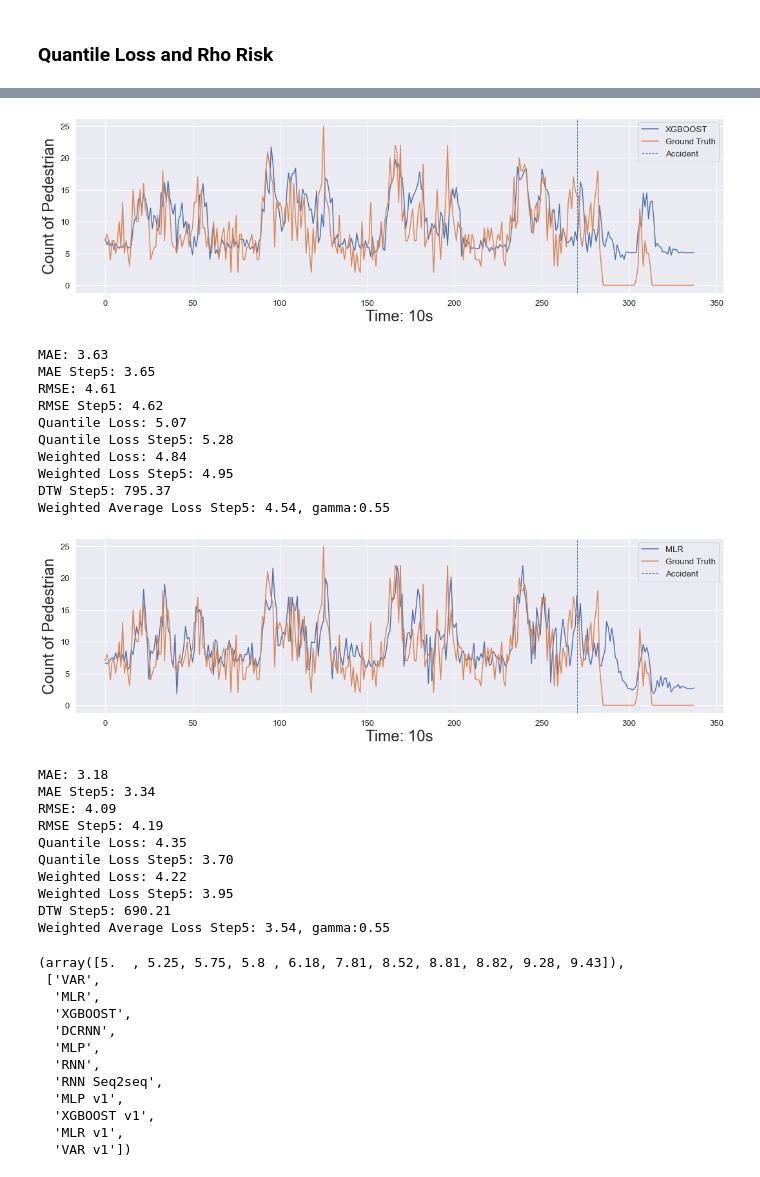
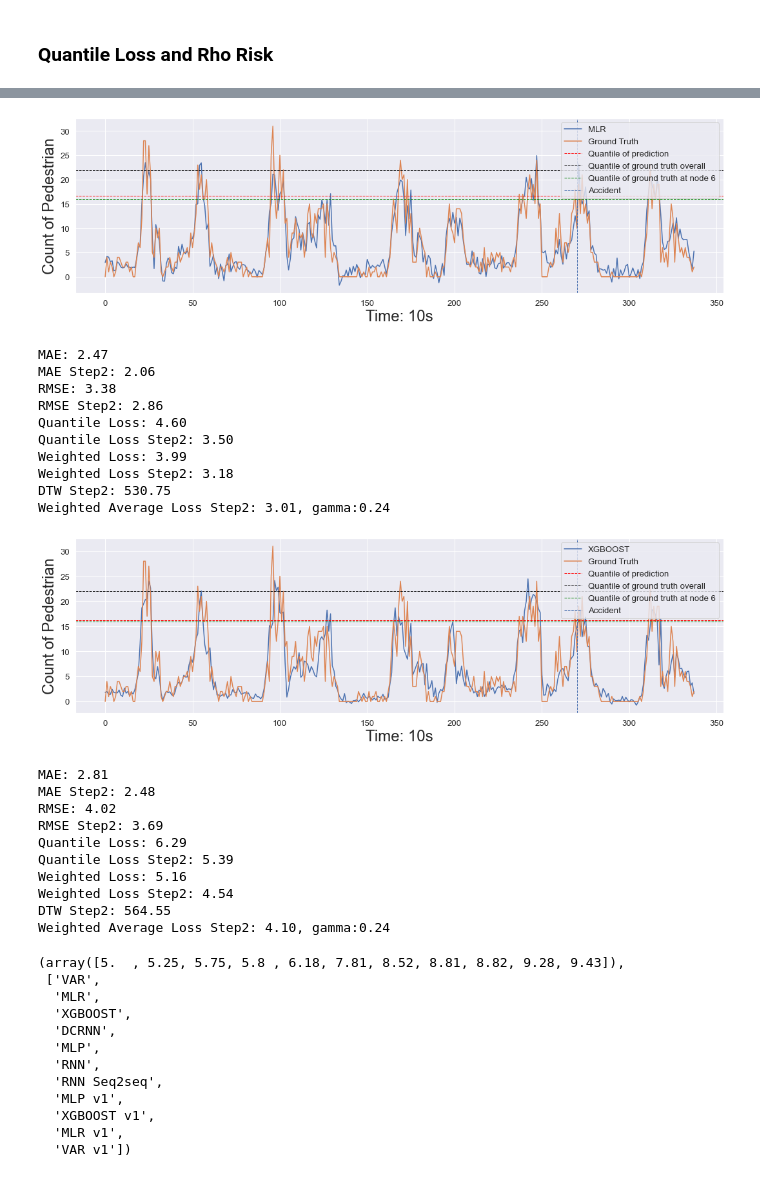
Before and after one commit to WaimenMak/Benchmarking-Crowd-Flow-Prediction, a Jupyter notebook: Scenario Processing.ipynb, the cells around one changed output, grey strips where cells are left out. Cells and saved outputs as stored; diff of their text form; code cells hidden in the pictures.

```diff
--- a/Scenario Processing.ipynb
+++ b/Scenario Processing.ipynb
@@ -248,11 +255,12 @@ if mode == "insample":
 else:
     data = load_dataset("./ood_dataset", batch_size=64, test_batch_size=64)
 
-sc = 10 # 1, 9, 16
-vis_data = data_dict[test_sc[sc]].astype("float64") # after sliding window
+# sc = 10 # 1, 9, 16
+# vis_data = data_dict[test_sc[sc]].astype("float64") # after sliding window
+vis_data = data_dict["./sc sensor 2/sc16"].astype("float64") # after sliding window
 source, target = sliding_win(vis_data)  # process data into continuous sample data
 for i in range(3): #3 feature num
-    source[..., i] = data["scalers"][i].transform(source[..., i])  # input data
+    source[..., i] = data["scalers"][i].transform(source[..., i])  # input data [N, seq_len, nodes, features]
     target[..., i] = data["scalers"][i].transform(target[..., i])  # ground truth
 # %%
 #var
@@ -844,10 +854,10 @@ def plot_pred_ground_truth(vis_list, target, step, node, feature, mdl,
     sns.lineplot(x=np.arange(start=0, stop=target.shape[0]), y=vis_list[mdl][:, step, node, feature], label=f'{model_names[mdl]}', ax=ax)
     # sns.lineplot(x=np.arange(start=0, stop=target.shape[0]), y=vis_list[mdl][:, step, node, feature], label=f'Model 2', ax=ax)
     sns.lineplot(x=np.arange(start=0, stop=target.shape[0]), y=target[:, step, node, feature], label='Ground Truth', ax=ax)
-    # ax.axhline(y=np.quantile(vis_list[mdl][:, step, node, feature], q=0.9), color='red', linestyle='--', linewidth=1, label="Quantile of prediction")
-    # ax.axhline(y=np.quantile(target[:, step, :, feature], q=0.9), color='black', linestyle='--', linewidth=1, label="Quantile of ground truth overall")
-    # ax.axhline(y=np.quantile(target[:, step, node, feature], q=0.9), color='green', linestyle='--',
-    #            linewidth=1, label=f"Quantile of ground truth at node {node+1}")
+    ax.axhline(y=np.quantile(vis_list[mdl][:, step, node, feature], q=0.9), color='red', linestyle='--', linewidth=1, label="Quantile of prediction")
+    ax.axhline(y=np.quantile(target[:, step, :, feature], q=0.9), color='black', linestyle='--', linewidth=1, label="Quantile of ground truth overall")
+    ax.axhline(y=np.quantile(target[:, step, node, feature], q=0.9), color='green', linestyle='--',
+               linewidth=1, label=f"Quantile of ground truth at node {node+1}")
     ax.axvline(x=270, color='b', linestyle='--', linewidth=1, label="Accident") #draw the accident verticalline
 
     plt.xlabel('Time: 10s', fontsize=24)
@@ -875,37 +885,40 @@ def plot_pred_ground_truth(vis_list, target, step, node, feature, mdl,
     print(f'Weighted Loss Step{step}: {weighted_loss(rmse, qt, gamma=0.5):.2f}')
     ldtw = calculate_dtw_distance(vis_list[mdl][:end, step, node, feature], target[:end, step, node, feature])
     _, wt3, g = weighted_average_loss(vis_list[mdl][:end, ...],
-                                      target[:end,...], rho=rho, timespan=timespan)
+                                      target[:end,...],
+                                      rho=rho,
+                                      timespan=timespan,
+                                      mode=1)
     print(f'DTW Step{step}: {ldtw:.2f}')
     print(f'Weighted Average Loss Step{step}: {wt3[step, node, feature]:.2f}, gamma:{g[step, node, feature]:.2f}')
 # %%
-plot_pred_ground_truth(vis_list, target, step=5, node=0, feature=2, mdl=5, model_names=model_names, timespan=3, save=False)
+plot_pred_ground_truth(vis_list, target, step=2, node=6-1, feature=2, mdl=9, model_names=model_names, timespan=3, save=False)
 # %% [output]
-[figure, old version]
+[figure, new version]
-MAE: 3.63
-MAE Step5: 3.65
-RMSE: 4.61
-RMSE Step5: 4.62
-Quantile Loss: 5.07
-Quantile Loss Step5: 5.28
-Weighted Loss: 4.84
-Weighted Loss Step5: 4.95
-DTW Step5: 795.37
-Weighted Average Loss Step5: 4.54, gamma:0.55
+MAE: 2.47
+MAE Step2: 2.06
+RMSE: 3.38
+RMSE Step2: 2.86
+Quantile Loss: 4.60
+Quantile Loss Step2: 3.50
+Weighted Loss: 3.99
+Weighted Loss Step2: 3.18
+DTW Step2: 530.75
+Weighted Average Loss Step2: 3.01, gamma:0.24
 # %%
-plot_pred_ground_truth(vis_list, target, step=5, node=0, feature=2, mdl=9, model_names=model_names, timespan=3, save=False)
+plot_pred_ground_truth(vis_list, target, step=2, node=6-1, feature=2, mdl=5, model_names=model_names, timespan=3, save=False)
 # %% [output]
-[figure, old version]
+[figure, new version]
-MAE: 3.18
-MAE Step5: 3.34
-RMSE: 4.09
-RMSE Step5: 4.19
-Quantile Loss: 4.35
-Quantile Loss Step5: 3.70
-Weighted Loss: 4.22
-Weighted Loss Step5: 3.95
-DTW Step5: 690.21
-Weighted Average Loss Step5: 3.54, gamma:0.55
+MAE: 2.81
+MAE Step2: 2.48
+RMSE: 4.02
+RMSE Step2: 3.69
+Quantile Loss: 6.29
+Quantile Loss Step2: 5.39
+Weighted Loss: 5.16
+Weighted Loss Step2: 4.54
+DTW Step2: 564.55
+Weighted Average Loss Step2: 4.10, gamma:0.24
 # %%
 def rank_loss_list(loss_list, reverse=False):
     sorted_id = sorted(range(len(loss_list)), key=lambda k: loss_list[k], reverse=reverse)
```
Also changed, not shown: parts of 10 cells of this notebook, 9 other files.
